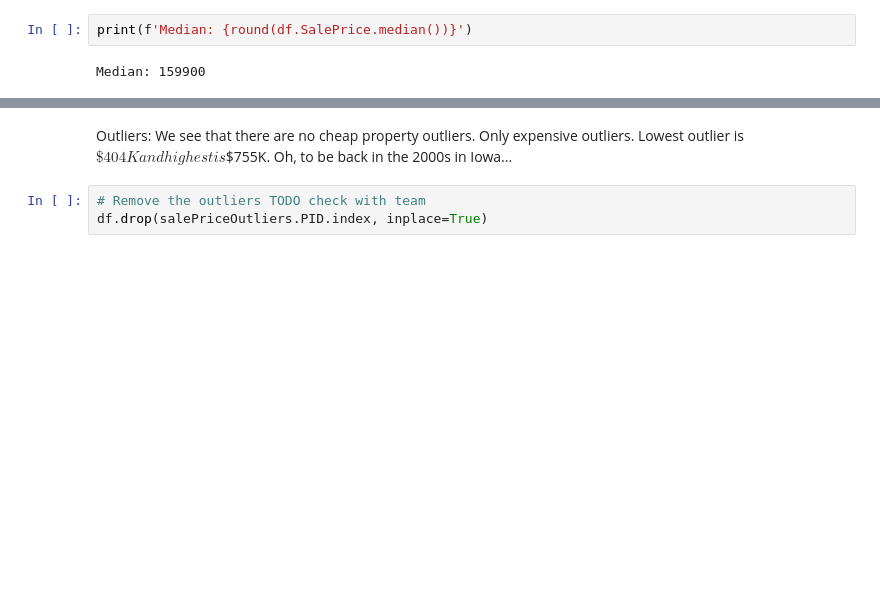
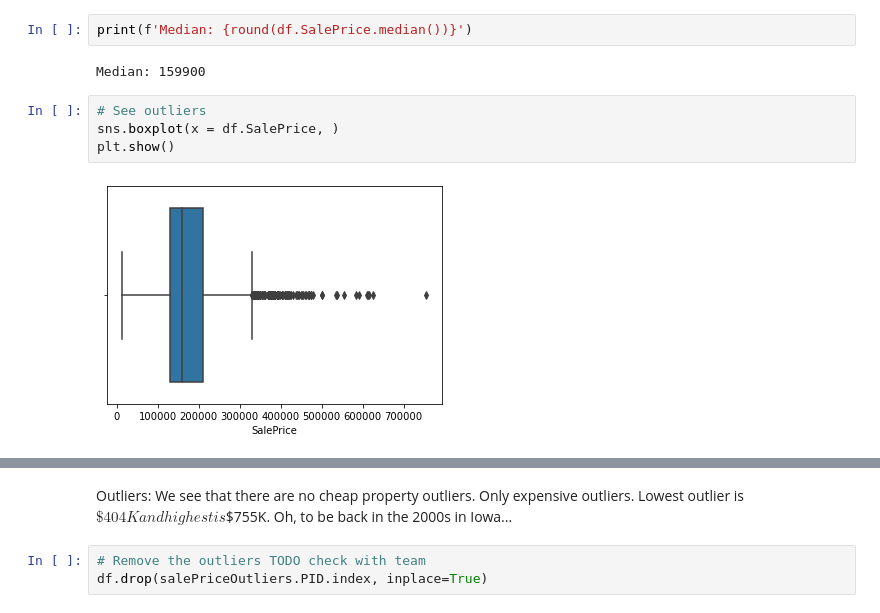
Before and after one commit to rishigoutam/ames-iowa, a Jupyter notebook: rishi/eda.ipynb, the cells around one changed output, grey strips where cells are left out. Cells and saved outputs as stored; diff of their text form; blank space fills up the shorter version.

```diff
--- a/rishi/eda.ipynb
+++ b/rishi/eda.ipynb
@@ -146,4 +148,10 @@ Mean: 178053
 print(f'Median: {round(df.SalePrice.median())}')
 # %% [output]
 Median: 159900
+# %%
+# See outliers
+sns.boxplot(x = df.SalePrice, )
+plt.show()
+# %% [output]
+[figure, added]
 # %%
```
Also changed, not shown: parts of 5 cells of this notebook.
